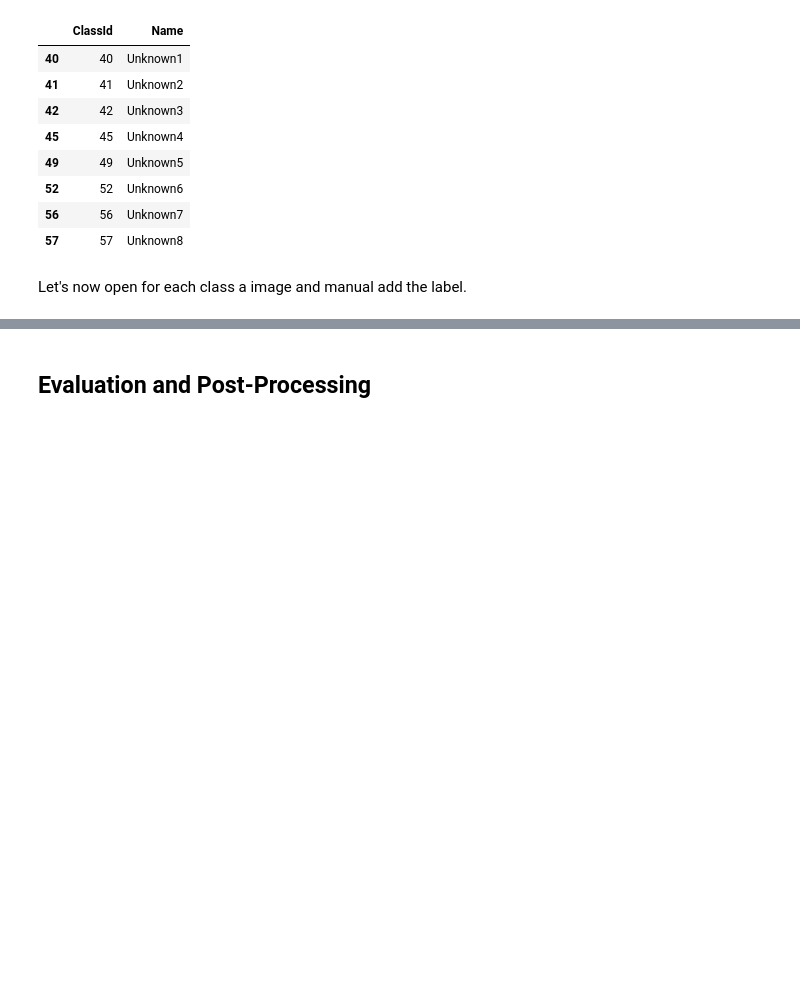
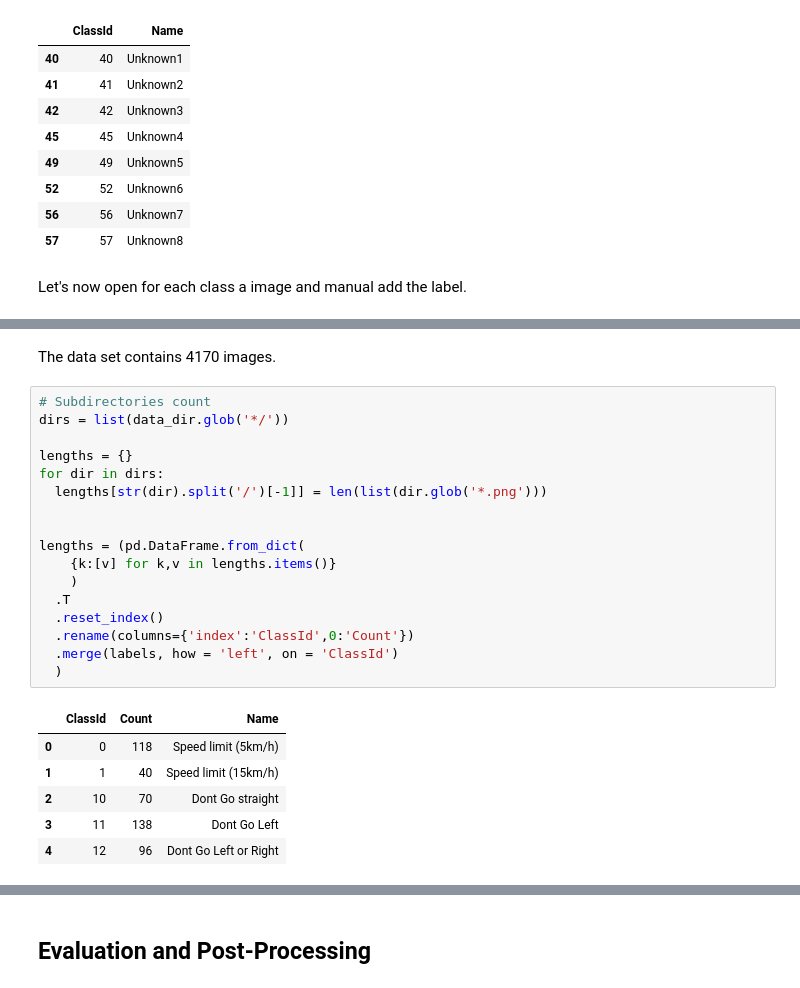
Before and after one commit to bernardo-cruz/DLV03_Project, a Jupyter notebook: traffic_sign_detection.ipynb, the cells around one changed output, grey strips where cells are left out. Drawn from its saved outputs; the diff is of its cells as text; blank space fills up the shorter version.

```diff
--- a/traffic_sign_detection.ipynb
+++ b/traffic_sign_detection.ipynb
@@ -93,0 +222,26 @@ path_to_folders = [path_to_data.joinpath('DATA',str(id)) for id in ids_missing_v
+# %% [markdown]
+The data set contains 4170 images.
+# %%
+# Subdirectories count
+dirs = list(data_dir.glob('*/'))
+
+lengths = {}
+for dir in dirs:
+  lengths[str(dir).split('/')[-1]] = len(list(dir.glob('*.png')))
+
+
+lengths = (pd.DataFrame.from_dict(
+    {k:[v] for k,v in lengths.items()}
+    )
+  .T
+  .reset_index()
+  .rename(columns={'index':'ClassId',0:'Count'})
+  .merge(labels, how = 'left', on = 'ClassId')
+  )
+# %% [output]
+|  | ClassId | Count | Name |
+| 0 | 0 | 118 | Speed limit (5km/h) |
+| 1 | 1 | 40 | Speed limit (15km/h) |
+| 2 | 10 | 70 | Dont Go straight |
+| 3 | 11 | 138 | Dont Go Left |
+| 4 | 12 | 96 | Dont Go Left or Right |
```
Also changed, not shown: parts of 24 cells of this notebook, 2 other files.
